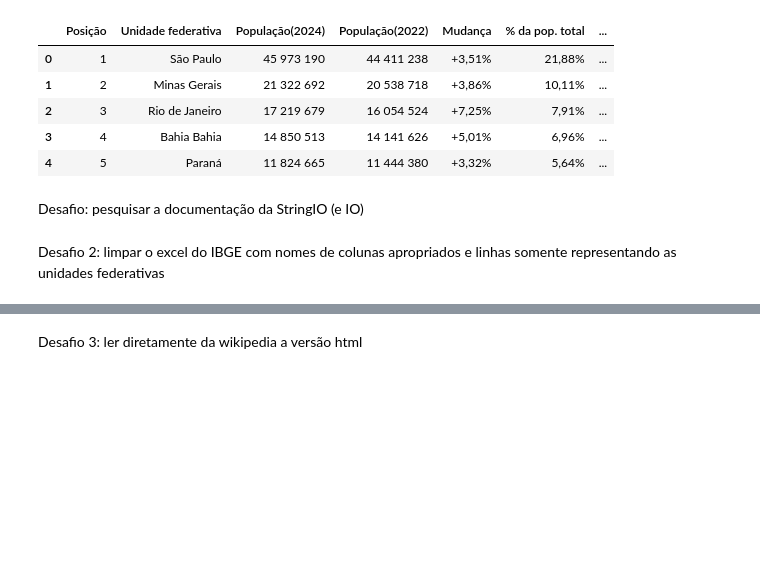
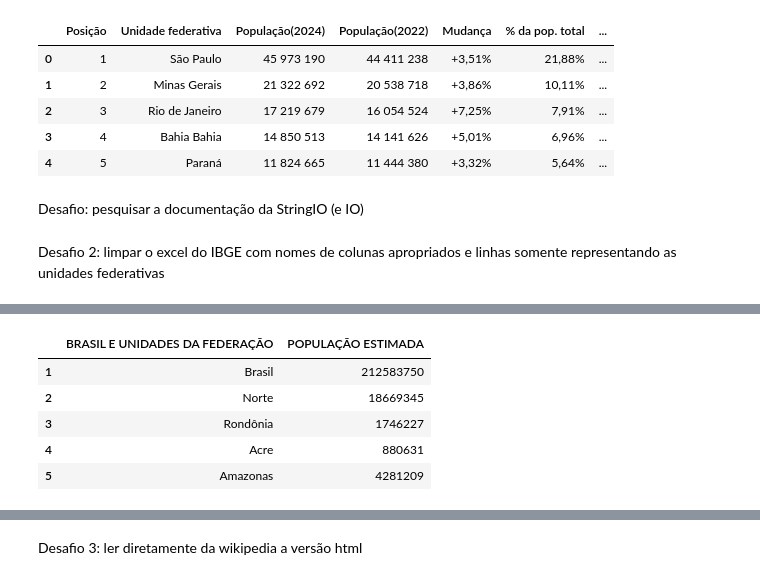
Before and after one commit to SandraRojasZ/Data-Analytics, a Jupyter notebook: pos-datascience-analise-e-exploracao-de-dados-aula1/Produção_Hospitalar-A2.1.ipynb, the cells around one changed output, grey strips where cells are left out. Drawn from its saved outputs; the diff is of its cells as text; code cells hidden in the pictures; blank space fills up the shorter version.

```diff
--- a/pos-datascience-analise-e-exploracao-de-dados-aula1/Produção_Hospitalar-A2.1.ipynb
+++ b/pos-datascience-analise-e-exploracao-de-dados-aula1/Produção_Hospitalar-A2.1.ipynb
@@ -772,3 +772,7 @@ novos_dados.head()
 Desafio: pesquisar a documentação da StringIO (e IO)
 # %% [markdown]
 Desafio 2: limpar o excel do IBGE com nomes de colunas apropriados e linhas somente representando as unidades federativas
+# %%
+# Os valores do índice 0 serão os novos nomes das colunas
+novos_nomes = ibge_estimativa.iloc[0]
+novos_nomes
@@ -774,0 +784,11 @@ Desafio 2: limpar o excel do IBGE com nomes de colunas apropriados e linhas some
+# %%
+# Removendo a primeira linha e definindo os novos nomes
+df = ibge_estimativa.iloc[1:].set_axis(novos_nomes, axis=1)
+df.head()
+# %% [output]
+|  | BRASIL E UNIDADES DA FEDERAÇÃO | POPULAÇÃO ESTIMADA |
+| 1 | Brasil | 212583750 |
+| 2 | Norte | 18669345 |
+| 3 | Rondônia | 1746227 |
+| 4 | Acre | 880631 |
+| 5 | Amazonas | 4281209 |
```
Also changed, not shown: parts of 5 cells of this notebook.
